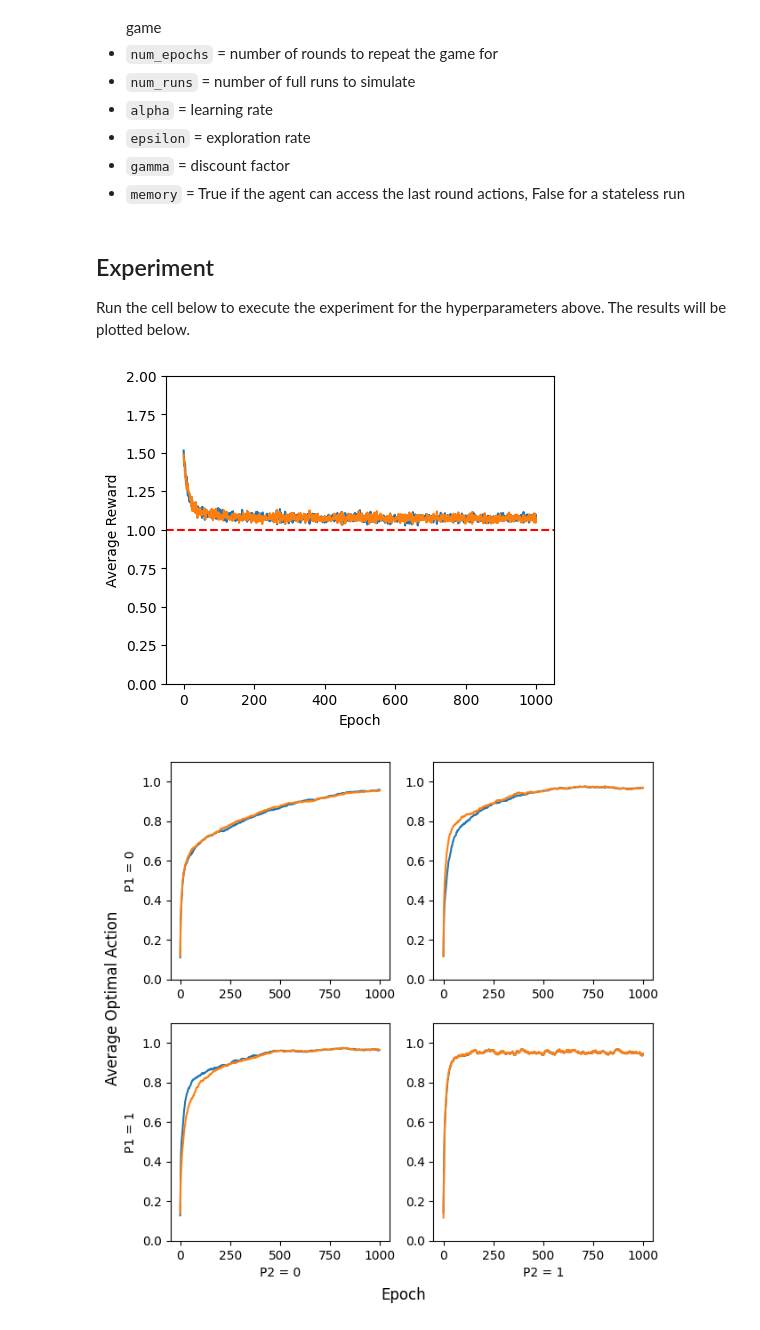
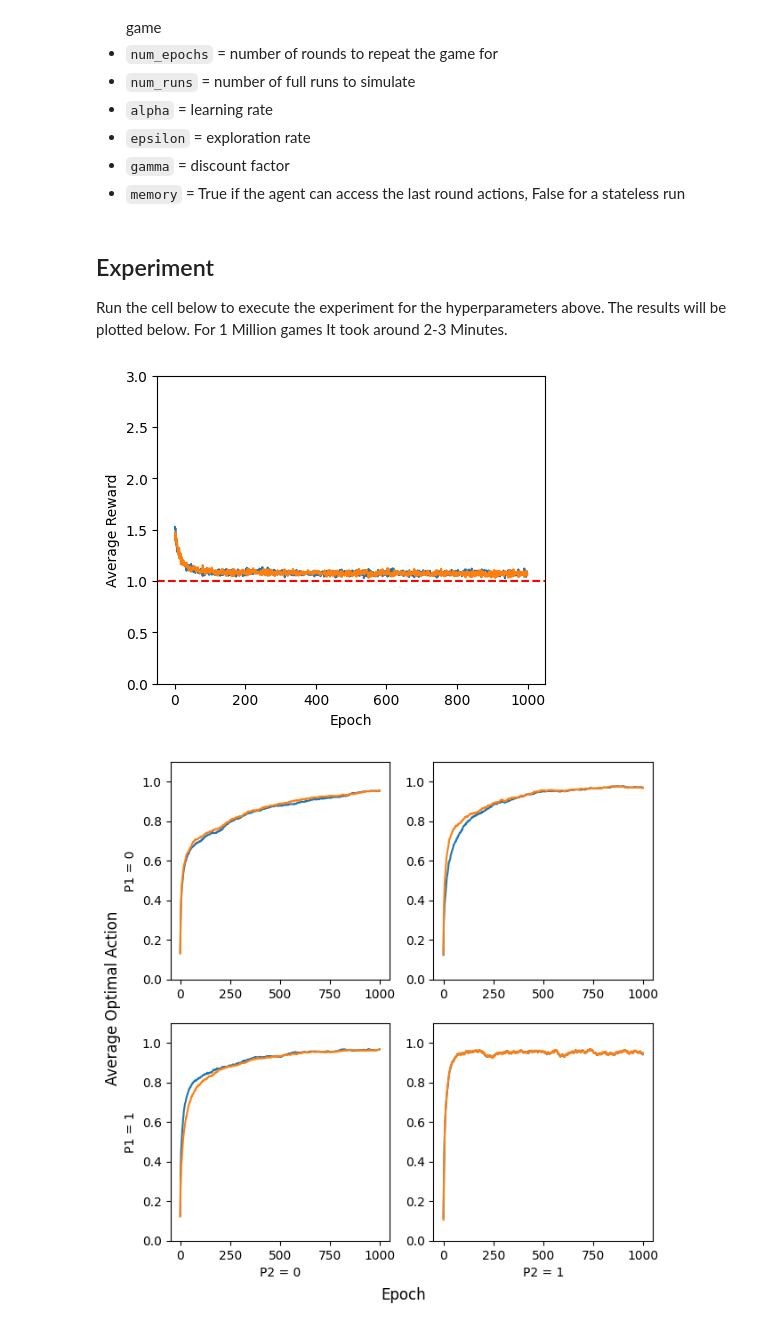
Before and after one commit to ash-ai-safety-hub/g2-lewis, a Jupyter notebook: matrix_games.ipynb, the cells around one changed output. Cells and saved outputs as stored; diff of their text form; code cells hidden in the pictures.

```diff
--- a/matrix_games.ipynb
+++ b/matrix_games.ipynb
@@ -219,7 +219,7 @@ memory = True
 # %% [markdown]
 ## Experiment
 
-Run the cell below to execute the experiment for the hyperparameters above. The results will be plotted below.
+Run the cell below to execute the experiment for the hyperparameters above. The results will be plotted below. For 1 Million games It took around 2-3 Minutes.
 # %%
 def run_experiment(reward_matrix, num_epochs,num_runs, alpha=10e-2, epsilon = 10e-2, gamma = 10e-2, memory = False):
     n = reward_matrix.shape[-1] #number of players
@@ -240,41 +240,41 @@ ax.plot(np.arange(num_epochs), av_reward[0])
 ax.plot(np.arange(num_epochs), av_reward[1])
 
 # Change the ylim to make the plots look nicer. Ideally it would go from 0 to the maximum reward you are interested in.
-ax.set(xlabel = 'Epoch', ylabel = 'Average Reward',ylim = [0,2])
+ax.set(xlabel = 'Epoch', ylabel = 'Average Reward',ylim = [0,3])
 
 #This is a control line of some optimal reward
 ax.axhline(y=1, color='r', linestyle='dashed')
 
 if memory:
     s = av_policy.shape
     fig, axs = plt.subplots(nrows = s[0], ncols = s[1], figsize = (7,7))
 
     fig.supylabel('Average Optimal Action')
     fig.supxlabel('Epoch')
 
-    plt.setp(axs, ylim=[0,s[0]-1+0.1])
+    plt.setp(axs, ylim=[0,s[1]-1+0.1])
 
     for i in range(s[0]):
         for j in range(s[1]):
             axs[i][j].plot(np.arange(s[-1]), av_policy[i,j,0])
             axs[i][j].plot(np.arange(s[-1]), av_policy[i,j,1])
 
             if j ==0:
                 axs[i][j].set_ylabel(f'P1 = {i}')
 
             if i ==1:
                 axs[i][j].set_xlabel(f'P2 = {j}')
 
 
     plt.show()
 else:
     fig,ax = plt.subplots(figsize = (5,4))
     s = av_policy.shape
     ax.plot(np.arange(s[-1]),av_policy[0,0])
     ax.plot(np.arange(s[-1]),av_policy[0,1])
-    ax.set(xlabel = 'Epoch', ylabel = 'Average Optimal Action',ylim = [0,s[0]-1+0.1])
+    ax.set(xlabel = 'Epoch', ylabel = 'Average Optimal Action',ylim = [0,s[1]-1 + 0.1])
 
     plt.show()
 # %% [output]
-[figure, old version]
+[figure, new version]
-[figure, old version]
+[figure, new version]
```
